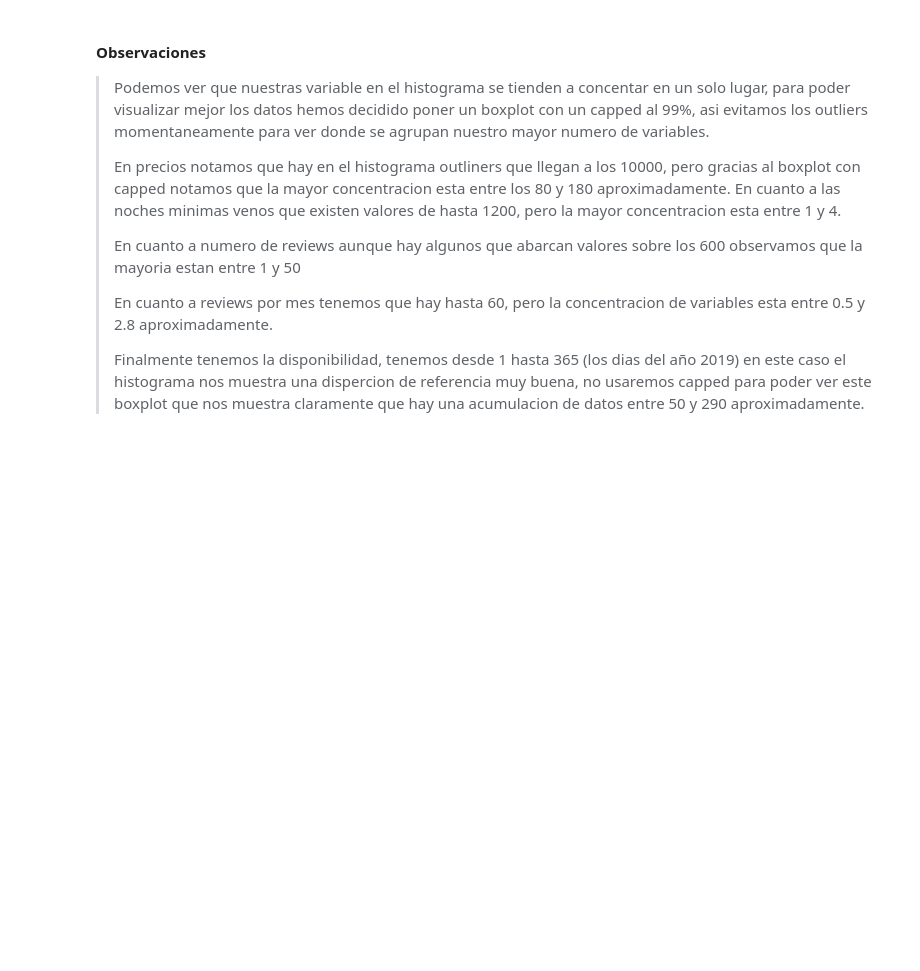
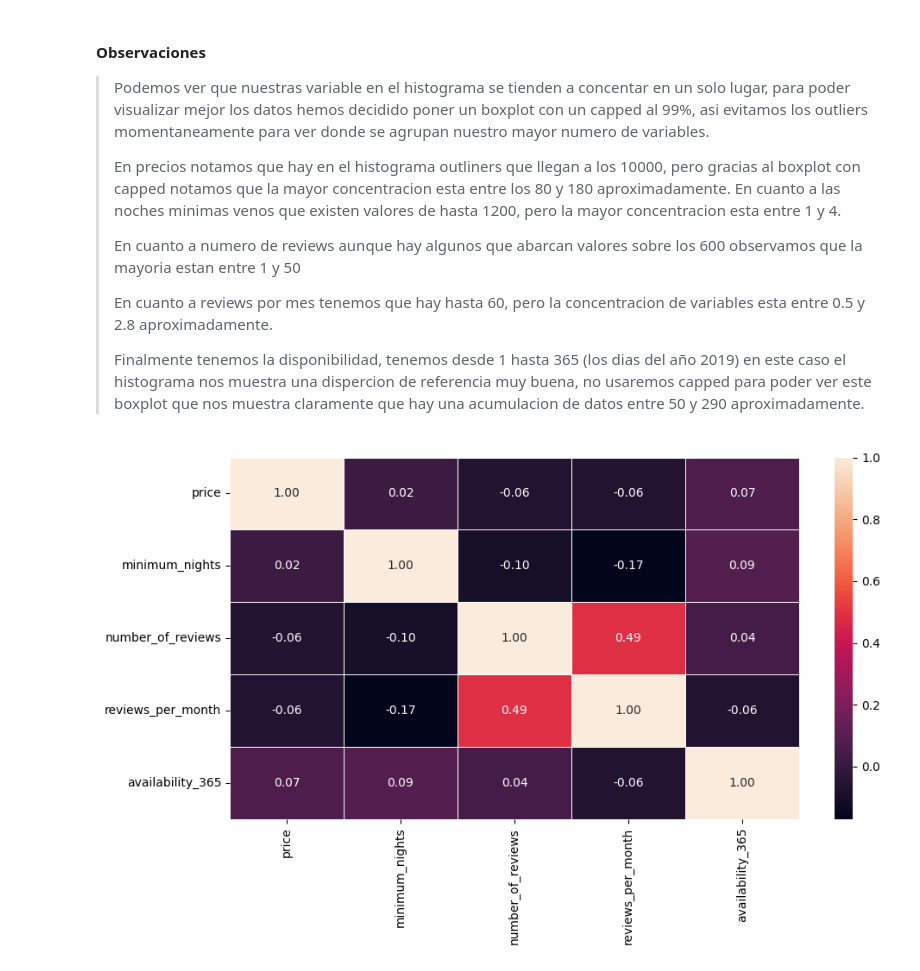
Before and after one commit to 4GeeksAcademy/AnthonnyMal-Machine-Learnig, a Jupyter notebook: src/00-eda-airbnb-ny.ipynb, the cells around one changed output. Cells and saved outputs as stored; diff of their text form; code cells hidden in the pictures; blank space fills up the shorter version.

```diff
--- a/src/00-eda-airbnb-ny.ipynb
+++ b/src/00-eda-airbnb-ny.ipynb
@@ -257,3 +258,13 @@ plt.show()
 >
 >
 >Finalmente tenemos la disponibilidad, tenemos desde 1 hasta 365 (los dias del año 2019) en este caso el histograma nos muestra una dispercion de referencia muy buena, no usaremos capped para poder ver este boxplot que nos muestra claramente que hay una acumulacion de datos entre 50 y 290 aproximadamente.
+# %%
+corr = df[["price", "minimum_nights", "number_of_reviews", "reviews_per_month", "availability_365"]].corr()
+
+fig, axis = plt.subplots(figsize=(10, 6))
+sns.heatmap(corr, annot=True, linewidths=0.5, fmt=".2f")
+
+plt.tight_layout()
+plt.show()
+# %% [output]
+[figure, added]
```
Also changed, not shown: parts of 4 cells of this notebook, 2 other files.
